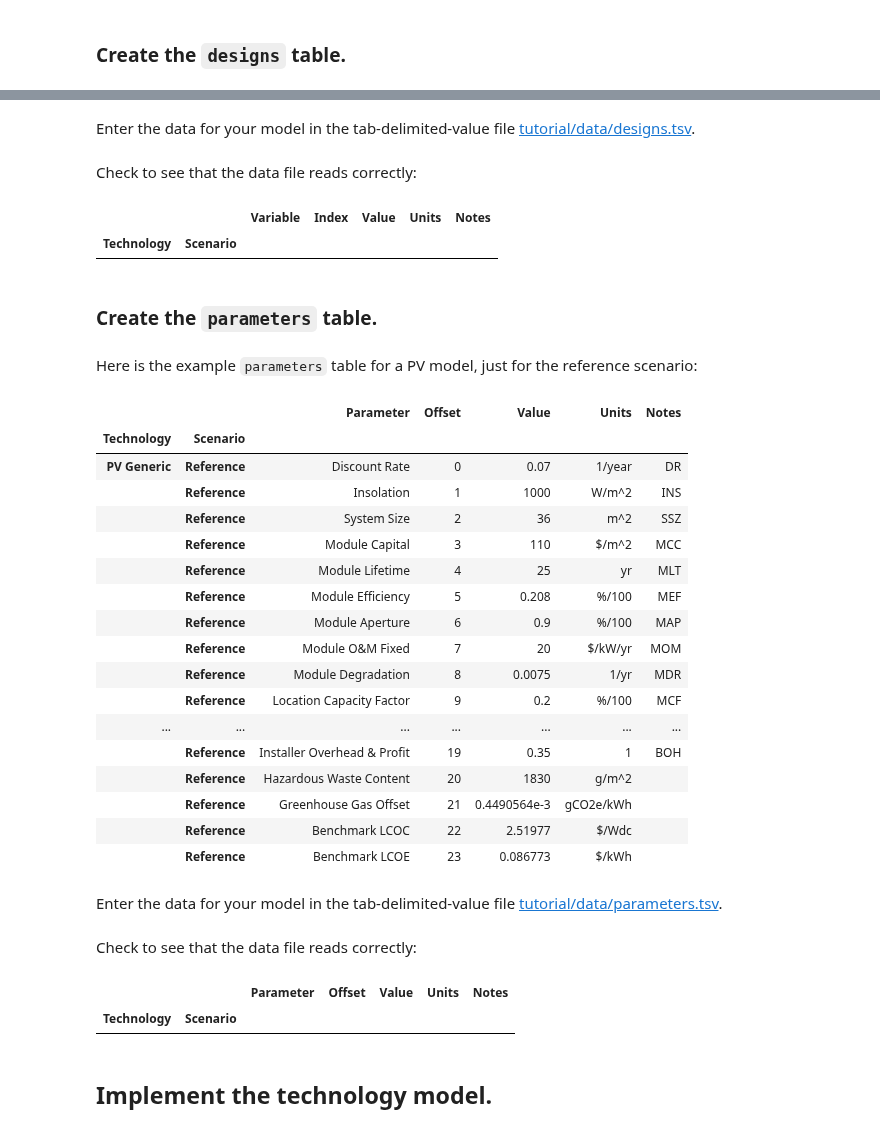
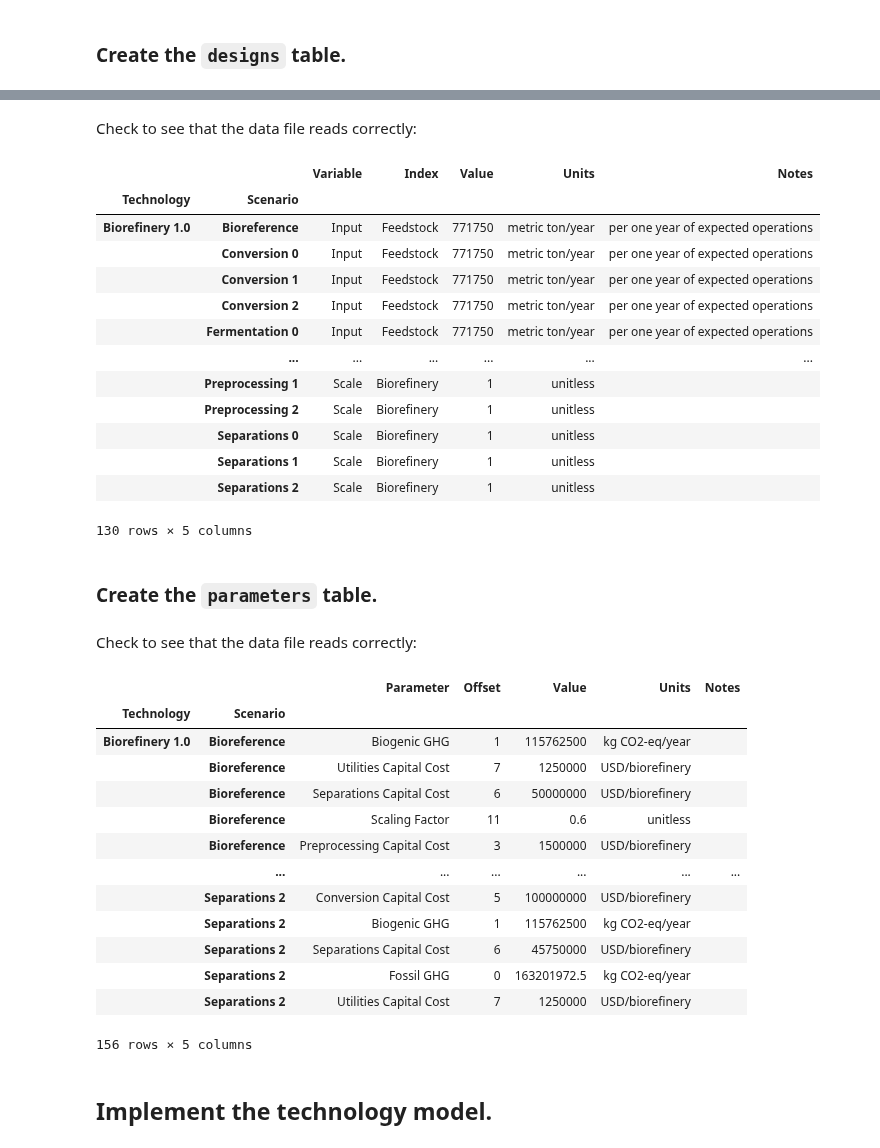
Before and after one commit to NREL/tyche, a Jupyter notebook: tutorial/tutorial-biorefinery-ex.ipynb, the cells around one changed output, grey strips where cells are left out. Cells and saved outputs as stored; diff of their text form; code cells hidden in the pictures.

Commit message:
updated input files, code and notebook for biorefinery example before testing

```diff
--- a/tutorial/tutorial-biorefinery-ex.ipynb
+++ b/tutorial/tutorial-biorefinery-ex.ipynb
@@ -95,7 +68,7 @@ Enter the data for your model in the tab-delimited-value file [tutorial/data/ind
 # %% [markdown]
 Check to see that the data file reads correctly:
 # %%
-my_designs = ty.Designs("../ioc-1/data/biorefinery-1.0/")
+my_designs = ty.Designs("data/biorefinery-1.0/")
 my_designs.indices.reset_index("Index").sort_values(["Type", "Offset"])
 # %% [output]
 |  |  | Index | Offset | Description | Notes |
@@ -119,6 +92,3 @@ my_designs.indices.reset_index("Index").sort_values(["Type", "Offset"])
 ### Create the `results` table.
 # %% [markdown]
 Check to see that the data file reads correctly:
-# %%
-my_designs = ty.Designs("../ioc-1/data/biorefinery-1.0")
-my_designs.results
@@ -160,49 +112,43 @@ example_designs.designs.xs("Bioreference", level = "Scenario", drop_level = Fals
-# %% [markdown]
-Enter the data for your model in the tab-delimited-value file [tutorial/data/designs.tsv](data/).
 # %% [markdown]
 Check to see that the data file reads correctly:
 # %%
-my_designs = ty.Designs("data")
 my_designs.designs.reset_index(["Variable", "Index"]).sort_values(["Variable", "Index"])
 # %% [output]
 |  |  | Variable | Index | Value | Units | Notes |
 | Technology | Scenario |  |  |  |  |  |
+| Biorefinery 1.0 | Bioreference | Input | Feedstock | 771750 | metric ton/year | per one year of expected operations |
+|  | Conversion 0 | Input | Feedstock | 771750 | metric ton/year | per one year of expected operations |
+|  | Conversion 1 | Input | Feedstock | 771750 | metric ton/year | per one year of expected operations |
+|  | Conversion 2 | Input | Feedstock | 771750 | metric ton/year | per one year of expected operations |
+|  | Fermentation 0 | Input | Feedstock | 771750 | metric ton/year | per one year of expected operations |
+|  | ... | ... | ... | ... | ... | ... |
+|  | Preprocessing 1 | Scale | Biorefinery | 1 | unitless |  |
+|  | Preprocessing 2 | Scale | Biorefinery | 1 | unitless |  |
+|  | Separations 0 | Scale | Biorefinery | 1 | unitless |  |
+|  | Separations 1 | Scale | Biorefinery | 1 | unitless |  |
+|  | Separations 2 | Scale | Biorefinery | 1 | unitless |  |
+130 rows × 5 columns
 # %% [markdown]
 ### Create the `parameters` table.
-# %% [markdown]
-Here is the example `parameters` table for a PV model, just for the reference scenario:
-# %%
-example_designs = ty.Designs("../ioc-1/data")
-example_designs.parameters.xs("Reference", level = "Scenario", drop_level = False).reset_index("Parameter").sort_values("Offset")
-# %% [output]
-|  |  | Parameter | Offset | Value | Units | Notes |
-| Technology | Scenario |  |  |  |  |  |
-| PV Generic | Reference | Discount Rate | 0 | 0.07 | 1/year | DR |
-|  | Reference | Insolation | 1 | 1000 | W/m^2 | INS |
-|  | Reference | System Size | 2 | 36 | m^2 | SSZ |
-|  | Reference | Module Capital | 3 | 110 | $/m^2 | MCC |
-|  | Reference | Module Lifetime | 4 | 25 | yr | MLT |
-|  | Reference | Module Efficiency | 5 | 0.208 | %/100 | MEF |
-|  | Reference | Module Aperture | 6 | 0.9 | %/100 | MAP |
-|  | Reference | Module O&M Fixed | 7 | 20 | $/kW/yr | MOM |
-|  | Reference | Module Degradation | 8 | 0.0075 | 1/yr | MDR |
-|  | Reference | Location Capacity Factor | 9 | 0.2 | %/100 | MCF |
-| ... | ... | ... | ... | ... | ... | ... |
-|  | Reference | Installer Overhead & Profit | 19 | 0.35 | 1 | BOH |
-|  | Reference | Hazardous Waste Content | 20 | 1830 | g/m^2 |  |
-|  | Reference | Greenhouse Gas Offset | 21 | 0.4490564e-3 | gCO2e/kWh |  |
-|  | Reference | Benchmark LCOC | 22 | 2.51977 | $/Wdc |  |
-|  | Reference | Benchmark LCOE | 23 | 0.086773 | $/kWh |  |
-# %% [markdown]
-Enter the data for your model in the tab-delimited-value file [tutorial/data/parameters.tsv](data/).
 # %% [markdown]
 Check to see that the data file reads correctly:
 # %%
-my_designs = ty.Designs("data")
-my_designs.parameters.reset_index("Parameter").sort_values("Offset")
+my_designs.parameters.reset_index("Parameter").sort_values("Scenario")
 # %% [output]
 |  |  | Parameter | Offset | Value | Units | Notes |
 | Technology | Scenario |  |  |  |  |  |
+| Biorefinery 1.0 | Bioreference | Biogenic GHG | 1 | 115762500 | kg CO2-eq/year |  |
+|  | Bioreference | Utilities Capital Cost | 7 | 1250000 | USD/biorefinery |  |
+|  | Bioreference | Separations Capital Cost | 6 | 50000000 | USD/biorefinery |  |
+|  | Bioreference | Scaling Factor | 11 | 0.6 | unitless |  |
+|  | Bioreference | Preprocessing Capital Cost | 3 | 1500000 | USD/biorefinery |  |
+|  | ... | ... | ... | ... | ... | ... |
+|  | Separations 2 | Conversion Capital Cost | 5 | 100000000 | USD/biorefinery |  |
+|  | Separations 2 | Biogenic GHG | 1 | 115762500 | kg CO2-eq/year |  |
+|  | Separations 2 | Separations Capital Cost | 6 | 45750000 | USD/biorefinery |  |
+|  | Separations 2 | Fossil GHG | 0 | 163201972.5 | kg CO2-eq/year |  |
+|  | Separations 2 | Utilities Capital Cost | 7 | 1250000 | USD/biorefinery |  |
+156 rows × 5 columns
 # %% [markdown]
 ## Implement the technology model.
 # %% [markdown]
```
Also changed, not shown: parts of 14 cells of this notebook, 3 other files.
